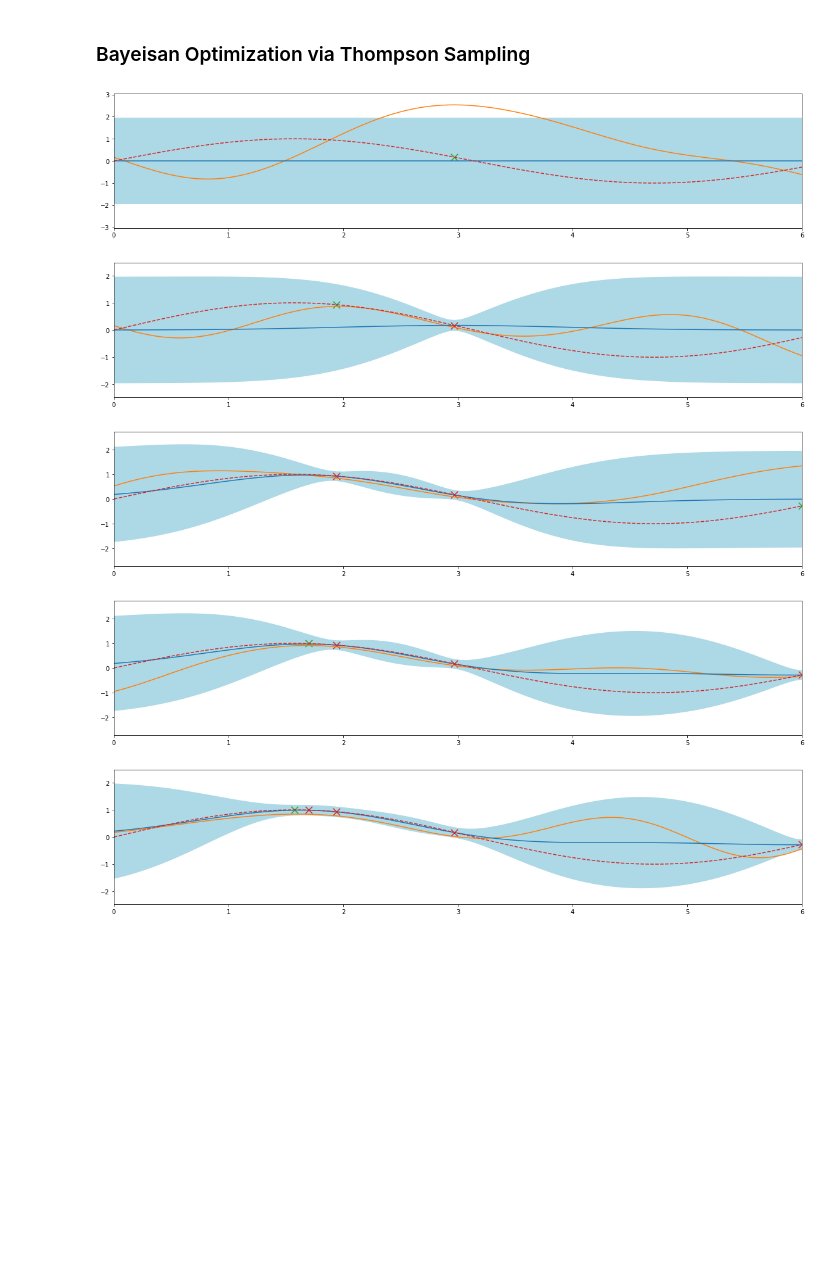
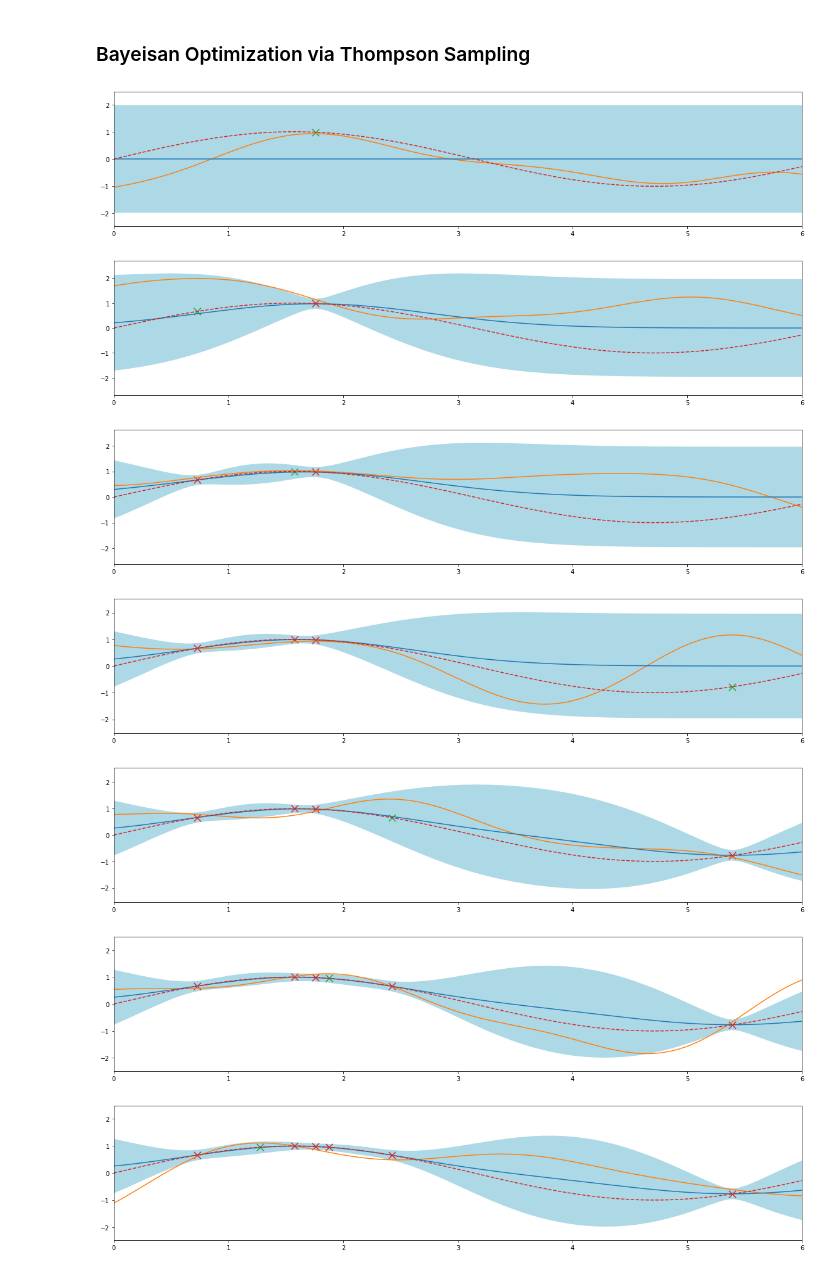
Before and after one commit to EugenHotaj/pytorch-generative, a Jupyter notebook: notebooks/__draft__bayesian_optimization.ipynb, the cells around one changed output. Drawn from its saved outputs; the diff is of its cells as text; code cells hidden in the pictures; blank space fills up the shorter version.

```diff
--- a/notebooks/__draft__bayesian_optimization.ipynb
+++ b/notebooks/__draft__bayesian_optimization.ipynb
@@ -149,31 +153,33 @@ for i in range(len(train_x)):
 # %%
 mean_fn = np.zeros_like
 
 def cov_fn(left, right):
     left, right = left.reshape(-1, 1), right.reshape(-1, 1)
     return np.exp(-.5 * spatial.distance.cdist(left, right, 'cityblock')**2)
 
 
 train_x, train_y = [], []
 gp = GaussianProcess(mean_fn, cov_fn, noise**2)
-for i in range(5):
+for i in range(7):
     # Get Thompson sample and maximize.
     mu, sigma, samples = gp.sample(grid_x.reshape(-1, 1), n_samples=1)
     max_idx = np.argmax(samples)
     max_x = grid_x[max_idx]
     max_y = f(max_x)
 
     # Fit GP for next round.
     train_x.append(max_x)
     train_y.append(max_y)
     gp = GaussianProcess(mean_fn, cov_fn, noise**2)
     gp.fit(np.array(train_x).reshape(-1,1), np.array(train_y).reshape(-1, 1))
 
     # Plot round.
     sausage_plot(grid_x, samples, (mu, np.sqrt(np.diag(sigma))), f, (train_x, train_y))
 # %% [output]
-[figure, old version]
+[figure, new version]
-[figure, old version]
+[figure, new version]
-[figure, old version]
+[figure, new version]
-[figure, old version]
+[figure, new version]
-[figure, old version]
+[figure, new version]
+[figure, added]
+[figure, added]
```
Also changed, not shown: parts of 3 cells of this notebook.
